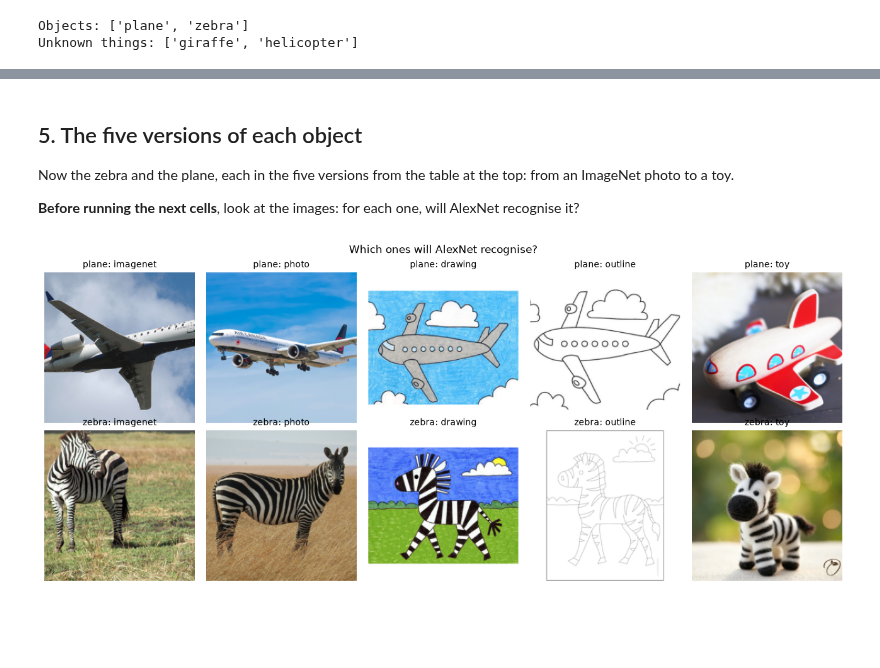
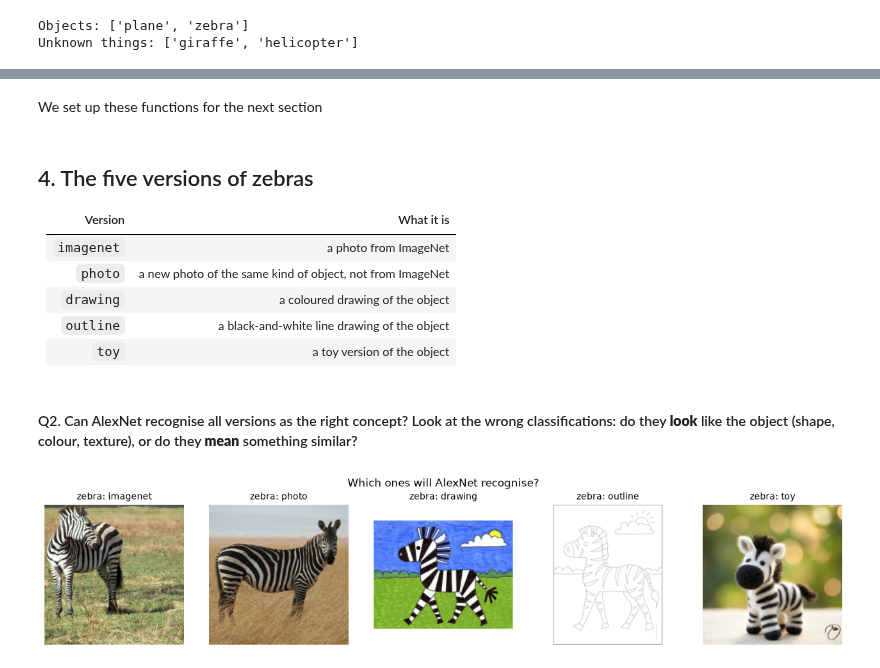
Before and after one commit to ekin-doga/Cognitive_Neuroscience_Update, a Jupyter notebook: Week3-Lindsay2021/CNU_Week3.ipynb, the cells around one changed output, grey strips where cells are left out. Saved outputs shown, nothing was run; the diff lists cells and outputs as text; code cells hidden in the pictures; blank space fills up the shorter version.

```diff
--- a/Week3-Lindsay2021/CNU_Week3.ipynb
+++ b/Week3-Lindsay2021/CNU_Week3.ipynb
@@ -196,0 +139,2 @@ Do the guesses make sense to you? Why might AlexNet have chosen them? Is it unsu
+# %% [markdown]
+We set up these functions for the next section
@@ -197,23 +182,31 @@ Do the guesses make sense to you? Why might AlexNet have chosen them? Is it unsu
 # %% [markdown]
-## 5. The five versions of each object
-Now the zebra and the plane, each in the five versions from the table at the top: from an ImageNet photo to a toy.
+## 4. The five versions of zebras
 
-**Before running the next cells**, look at the images: for each one, will AlexNet recognise it?
+| Version | What it is |
+|---|---|
+| `imagenet` | a photo from ImageNet |
+| `photo` | a new photo of the same kind of object, not from ImageNet |
+| `drawing` | a coloured drawing of the object |
+| `outline` | a black-and-white line drawing of the object |
+| `toy` | a toy version of the object |
+# %% [markdown]
+#### Q2. Can AlexNet recognise all versions as the right concept? Look at the wrong classifications: do they **look** like the object (shape, colour, texture), or do they **mean** something similar?
 # %%
-# One row per object, one column per version
-fig, axes = plt.subplots(len(objects), len(VERSIONS),
-                         figsize=(2.6 * len(VERSIONS), 2.8 * len(objects)), squeeze=False)
-for row, obj in enumerate(objects):
+# One row per version of the zebra
+SHOW = ["zebra"]
+fig, axes = plt.subplots(len(SHOW), len(VERSIONS),
+                         figsize=(2.6 * len(VERSIONS), 2.8 * len(SHOW)), squeeze=False)
+for row, obj in enumerate(SHOW):
     for col, version in enumerate(VERSIONS):
         ax = axes[row, col]
         ax.axis("off")
         if version in images[obj]:
             ax.imshow(what_network_sees(images[obj][version]))
             ax.set_title(f"{obj}: {version}", fontsize=10)
 fig.suptitle("Which ones will AlexNet recognise?")
 plt.tight_layout(); plt.show()
 # %% [output]
-[figure, old version]
+[figure, new version]
 # %%
 # Classify every version of every object and show the top-5
 results = {}    # results[object][version] = top-5 list
```
Also changed, not shown: parts of 21 cells of this notebook.
